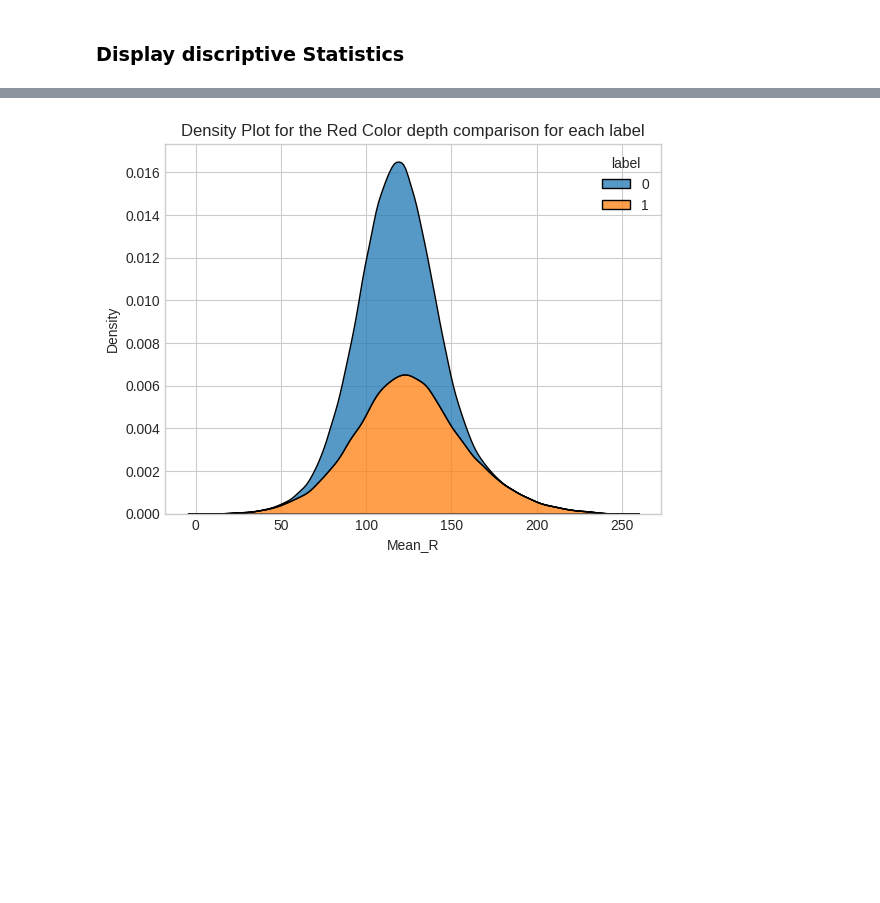
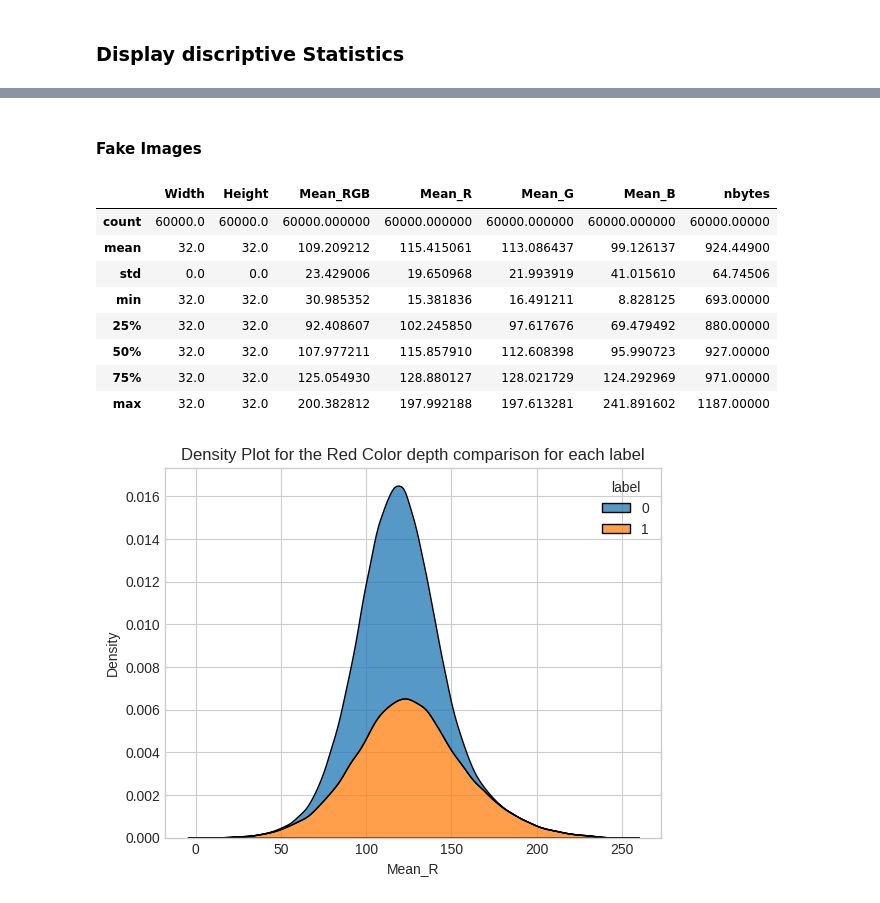
Before and after one commit to 1nuc/image-classification, a Jupyter notebook: run.ipynb, the cells around one changed output, grey strips where cells are left out. Saved outputs shown, nothing was run; the diff lists cells and outputs as text; code cells hidden in the pictures; blank space fills up the shorter version.

```diff
--- a/run.ipynb
+++ b/run.ipynb
@@ -176,3 +178,18 @@ statistics.describe()
+# %% [markdown]
+#### Fake Images
+# %%
+statistics=data.filter(pl.col('label')==0).select(pl.all().exclude('bytes', 'label')).to_pandas()
+statistics.describe()
+# %% [output]
+|  | Width | Height | Mean_RGB | Mean_R | Mean_G | Mean_B | nbytes |
+| count | 60000.0 | 60000.0 | 60000.000000 | 60000.000000 | 60000.000000 | 60000.000000 | 60000.00000 |
+| mean | 32.0 | 32.0 | 109.209212 | 115.415061 | 113.086437 | 99.126137 | 924.44900 |
+| std | 0.0 | 0.0 | 23.429006 | 19.650968 | 21.993919 | 41.015610 | 64.74506 |
+| min | 32.0 | 32.0 | 30.985352 | 15.381836 | 16.491211 | 8.828125 | 693.00000 |
+| 25% | 32.0 | 32.0 | 92.408607 | 102.245850 | 97.617676 | 69.479492 | 880.00000 |
+| 50% | 32.0 | 32.0 | 107.977211 | 115.857910 | 112.608398 | 95.990723 | 927.00000 |
+| 75% | 32.0 | 32.0 | 125.054930 | 128.880127 | 128.021729 | 124.292969 | 971.00000 |
+| max | 32.0 | 32.0 | 200.382812 | 197.992188 | 197.613281 | 241.891602 | 1187.00000 |
 # %%
 means_rgb=data.select("Mean_R", "Mean_G","Mean_B", 'Mean_RGB', "label").to_pandas()
 sns.kdeplot(means_rgb,x='Mean_R', hue='label', multiple='stack')
```
Also changed, not shown: parts of 2 cells of this notebook.
